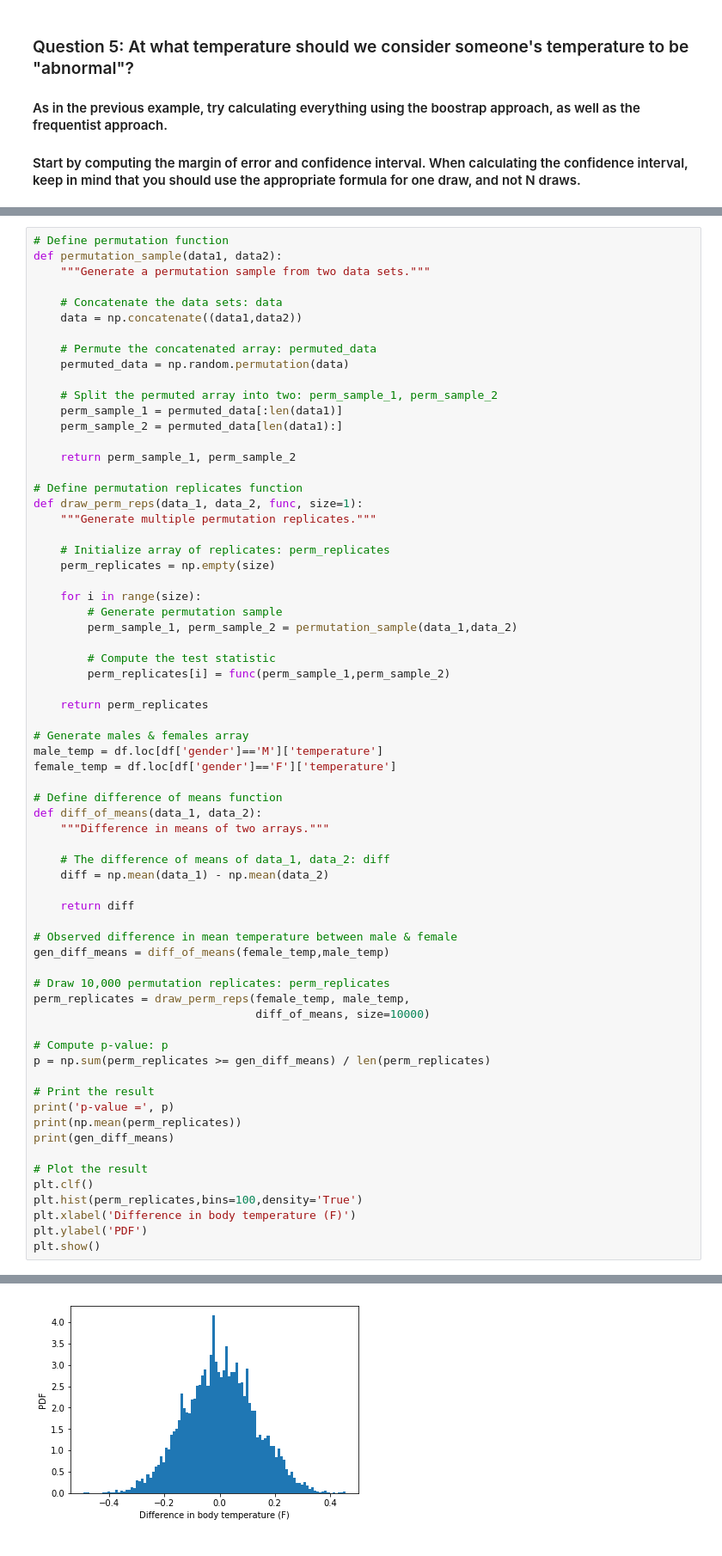
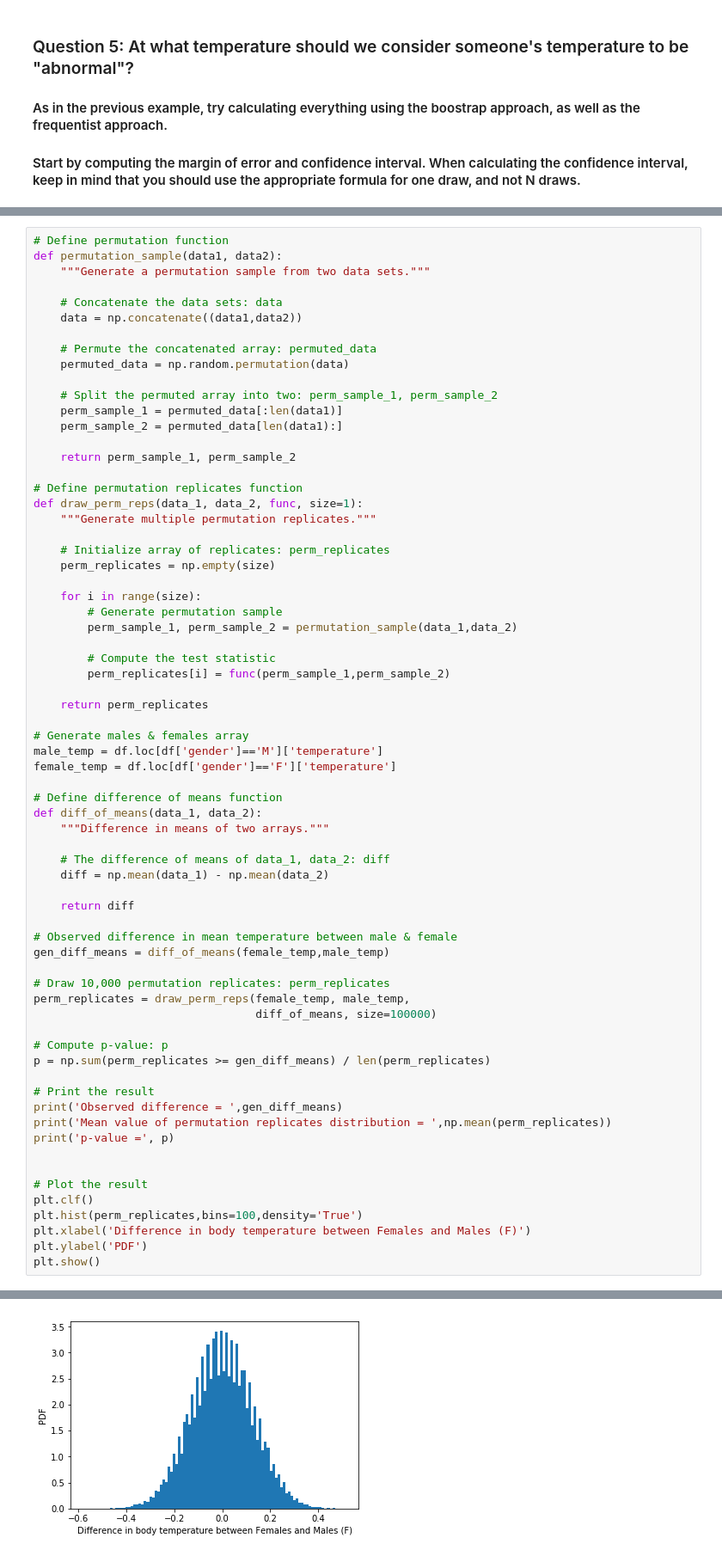
Before and after one commit to qnguyen1010/Springboard, a Jupyter notebook: EDA_Human_Temperature_Project__QuocNguyen.ipynb, the cells around one changed output, grey strips where cells are left out. Shown: that part at 86% size. Drawn from its saved outputs; the diff is of its cells as text.

```diff
--- a/EDA_Human_Temperature_Project__QuocNguyen.ipynb
+++ b/EDA_Human_Temperature_Project__QuocNguyen.ipynb
@@ -393,20 +380,21 @@ gen_diff_means = diff_of_means(female_temp,male_temp)
 
 # Draw 10,000 permutation replicates: perm_replicates
 perm_replicates = draw_perm_reps(female_temp, male_temp,
-                                 diff_of_means, size=10000)
+                                 diff_of_means, size=100000)
 
 # Compute p-value: p
 p = np.sum(perm_replicates >= gen_diff_means) / len(perm_replicates)
 
 # Print the result
+print('Observed difference = ',gen_diff_means)
+print('Mean value of permutation replicates distribution = ',np.mean(perm_replicates))
 print('p-value =', p)
-print(np.mean(perm_replicates))
-print(gen_diff_means)
+
 
 # Plot the result
 plt.clf()
 plt.hist(perm_replicates,bins=100,density='True')
-plt.xlabel('Difference in body temperature (F)')
+plt.xlabel('Difference in body temperature between Females and Males (F)')
 plt.ylabel('PDF')
 plt.show()
 # %% [output]
@@ -416,4 +404,4 @@ p-value = 0.0121
-[figure, old version]
+[figure, new version]
 # %% [markdown]
 #### Answer:
 
```
Also changed, not shown: parts of 23 cells of this notebook.
